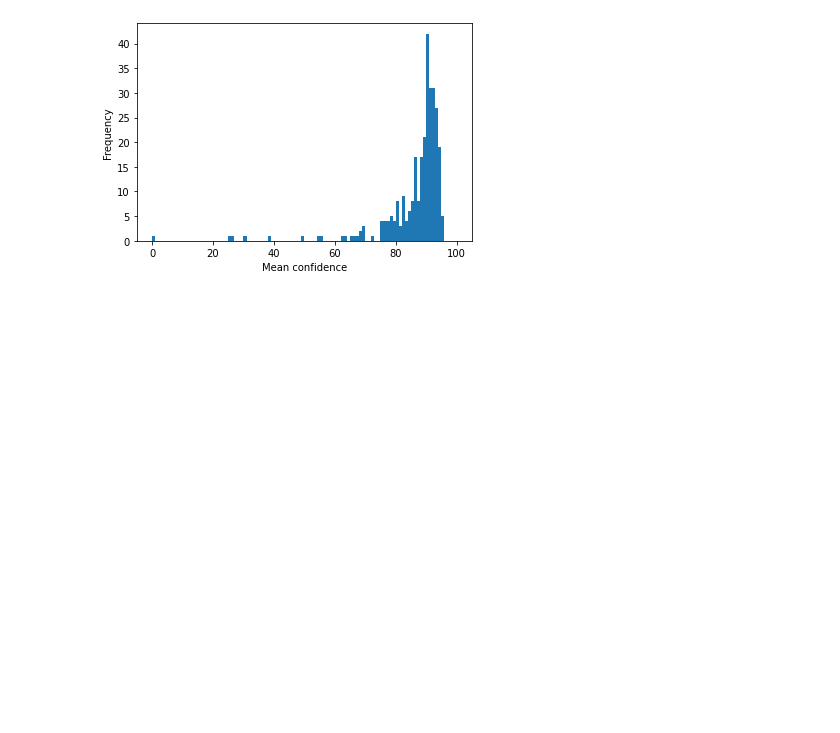
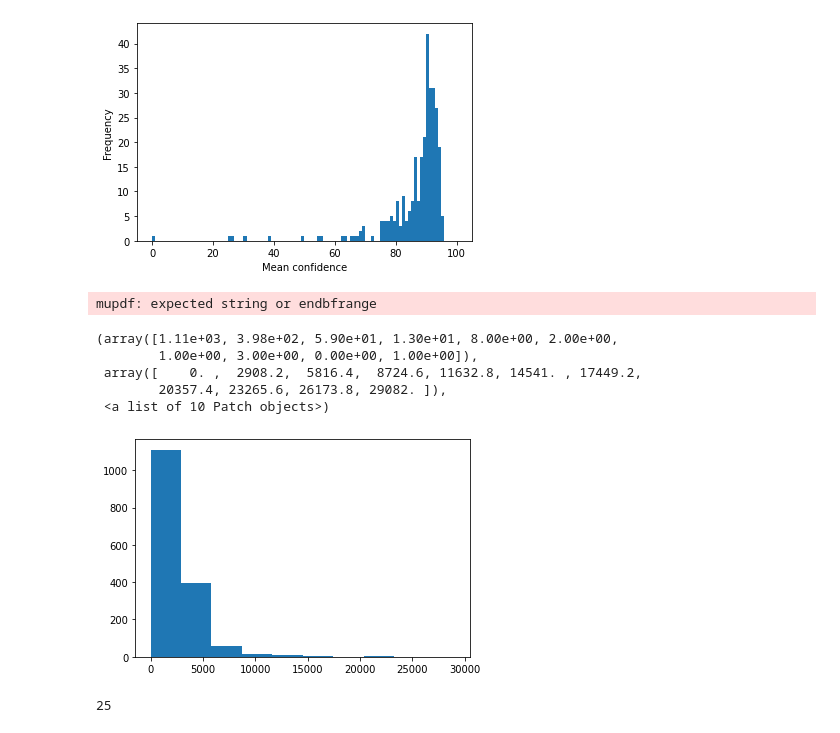
Before and after one commit to ancient-world-citation-analysis/awca-ocr, a Jupyter notebook: PreliminaryPerformanceAnalysis.ipynb, the cells around one changed output. Cells and saved outputs as stored; diff of their text form; code cells hidden in the pictures; blank space fills up the shorter version.

```diff
--- a/PreliminaryPerformanceAnalysis.ipynb
+++ b/PreliminaryPerformanceAnalysis.ipynb
@@ -497,3 +510,23 @@ plt.xlabel('Mean confidence')
 plt.ylabel('Frequency');
 # %% [output]
 [figure]
+# %%
+import fitz
+large_sample = fitz.open('large_sample.pdf')
+lengths = list()
+for page in large_sample:
+  lengths.append(len(page.get_text()))
+plt.hist(lengths)
+# %% [output]
+mupdf: expected string or endbfrange
+(array([1.11e+03, 3.98e+02, 5.90e+01, 1.30e+01, 8.00e+00, 2.00e+00,
+        1.00e+00, 3.00e+00, 0.00e+00, 1.00e+00]),
+ array([    0. ,  2908.2,  5816.4,  8724.6, 11632.8, 14541. , 17449.2,
+        20357.4, 23265.6, 26173.8, 29082. ]),
+ <a list of 10 Patch objects>)
+[figure, added]
+# %%
+original_text = '�������������������������'
+len([a for a in original_text if a == '�'])
+# %% [output]
+25
```
Also changed, not shown: parts of 9 cells of this notebook, 1 other file.
